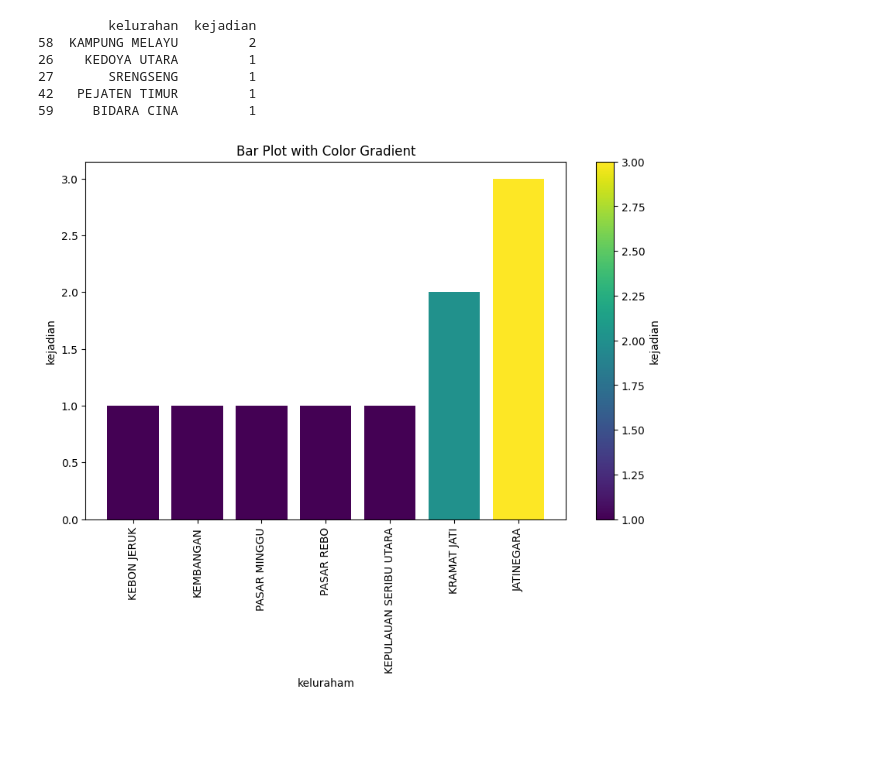
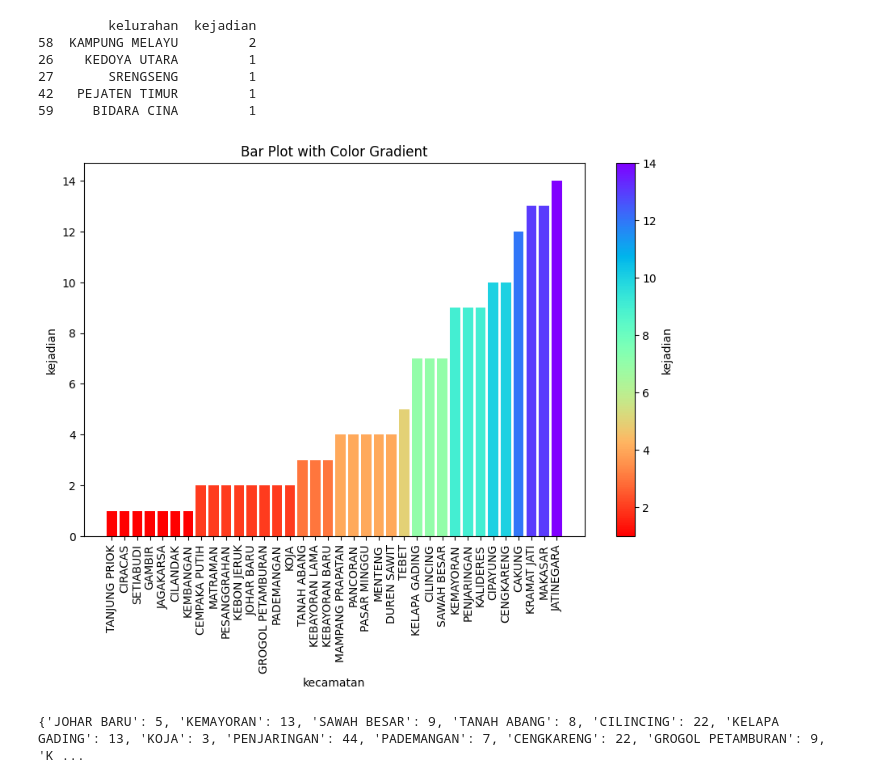
Before and after one commit to mafir03/datascience, a Jupyter notebook: f/main.ipynb, the cells around one changed output. Cells and saved outputs as stored; diff of their text form; code cells hidden in the pictures; blank space fills up the shorter version.

```diff
--- a/f/main.ipynb
+++ b/f/main.ipynb
@@ -178,7 +196,7 @@ for setiap_bulan in kasus_banjir_per_bulan:
             total += setiap_bulan.loc[setiap_bulan['kelurahan'] == kel, 'kejadian'].values[0]
         kasus_banjir_bulan_n_kecamatan[kec] = total
     banjir = pd.Series(kasus_banjir_bulan_n_kecamatan).reset_index()
-    banjir.columns = ['kelurahan', 'kejadian']
+    banjir.columns = ['kecamatan', 'kejadian']
     kasus_banjir_per_bulan_kecamatan.append(banjir)
 # %%
 def printBarPlot(df):
@@ -191,21 +209,23 @@ def printBarPlot(df):
     max_value = df_sorted['kejadian'].max()
 
     norm = mcolors.Normalize(vmin=min_value, vmax=max_value)
-    color_map = plt.cm.get_cmap('viridis')
+    color_map = plt.cm.get_cmap('rainbow_r')
 
     plt.figure(figsize=(10, 6))
-    plt.bar(df_sorted['kelurahan'], df_sorted['kejadian'], color=color_map(norm(df_sorted['kejadian'])))
+    plt.bar(df_sorted['kecamatan'], df_sorted['kejadian'], color=color_map(norm(df_sorted['kejadian'])))
 
     sm = plt.cm.ScalarMappable(cmap=color_map, norm=norm)
     cbar = plt.colorbar(sm)
     cbar.set_label('kejadian')
 
-    plt.xlabel('keluraham')
+    plt.xlabel('kecamatan')
     plt.ylabel('kejadian')
     plt.title('Bar Plot with Color Gradient')
     plt.xticks(rotation='vertical')
     plt.show()
-# %%
-printBarPlot(kasus_banjir_per_bulan_kecamatan[11])
-# %% [output]
-[figure, removed]
+# %%
+# 0 = januari
+# 11 = desember
+printBarPlot(kasus_banjir_per_bulan_kecamatan[0])
+# %% [output]
+[figure, added]
@@ -211,0 +243,4 @@ printBarPlot(kasus_banjir_per_bulan_kecamatan[11])
+# %%
+print(kasus_banjir_pertahun_kecamatan)
+# %% [output]
+{'JOHAR BARU': 5, 'KEMAYORAN': 13, 'SAWAH BESAR': 9, 'TANAH ABANG': 8, 'CILINCING': 22, 'KELAPA GADING': 13, 'KOJA': 3, 'PENJARINGAN': 44, 'PADEMANGAN': 7, 'CENGKARENG': 22, 'GROGOL PETAMBURAN': 9, 'K ...
```
Also changed, not shown: parts of 2 cells of this notebook.
